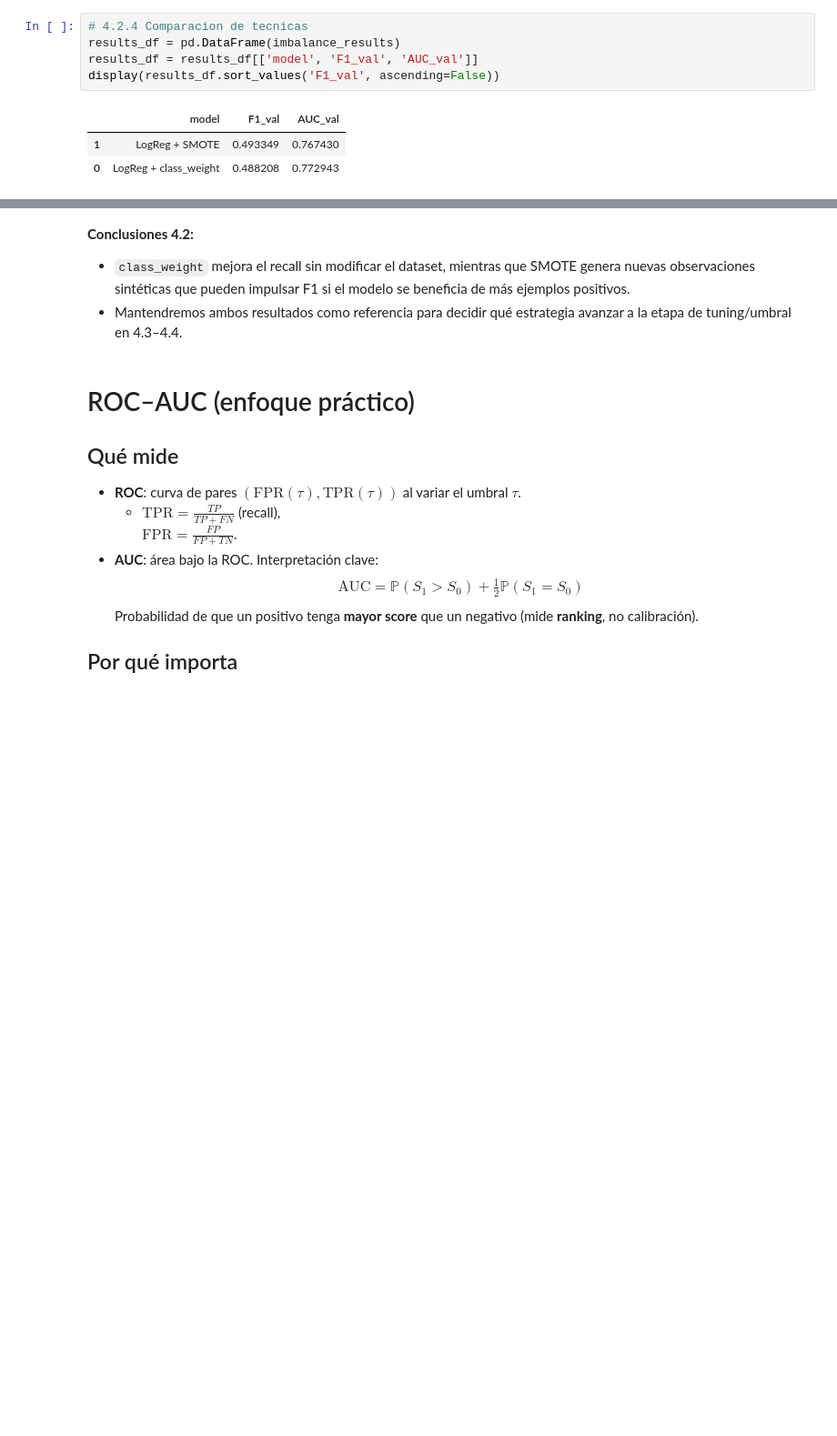
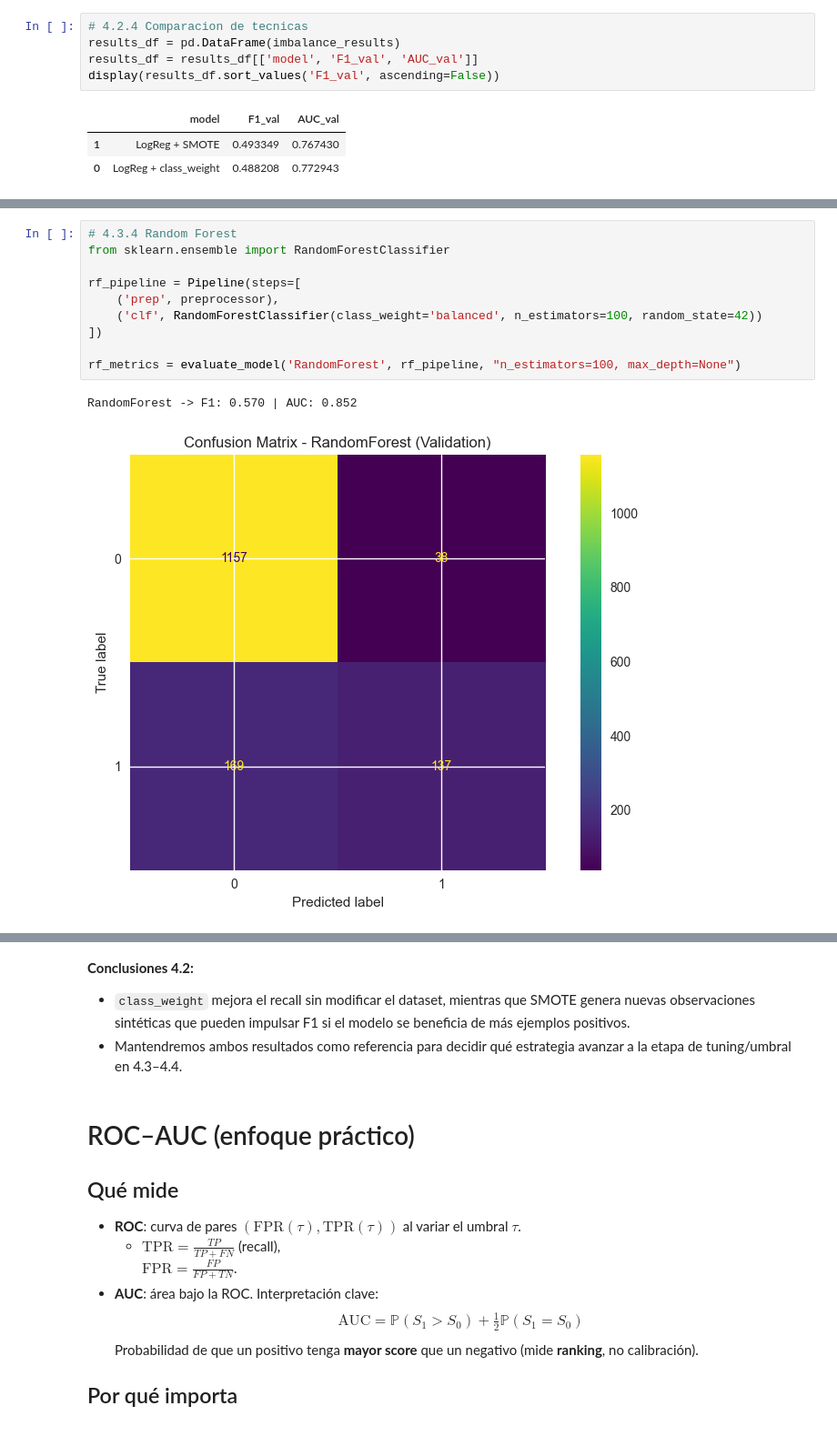
Before and after one commit to RickParra96/Taller-2-Fundamento-de-Ciencia-de-Datos, a Jupyter notebook: Taller_2_nombre_apellido.ipynb, the cells around one changed output, grey strips where cells are left out. Shown at 91% size. Cells and saved outputs as stored; diff of their text form; blank space fills up the shorter version.

```diff
--- a/Taller_2_nombre_apellido.ipynb
+++ b/Taller_2_nombre_apellido.ipynb
@@ -776,0 +835,13 @@ display(results_df.sort_values('F1_val', ascending=False))
+# %%
+# 4.3.4 Random Forest
+from sklearn.ensemble import RandomForestClassifier
+
+rf_pipeline = Pipeline(steps=[
+    ('prep', preprocessor),
+    ('clf', RandomForestClassifier(class_weight='balanced', n_estimators=100, random_state=42))
+])
+
+rf_metrics = evaluate_model('RandomForest', rf_pipeline, "n_estimators=100, max_depth=None")
+# %% [output]
+RandomForest -> F1: 0.570 | AUC: 0.852
+[figure, added]
```
Also changed, not shown: parts of 14 cells of this notebook.
